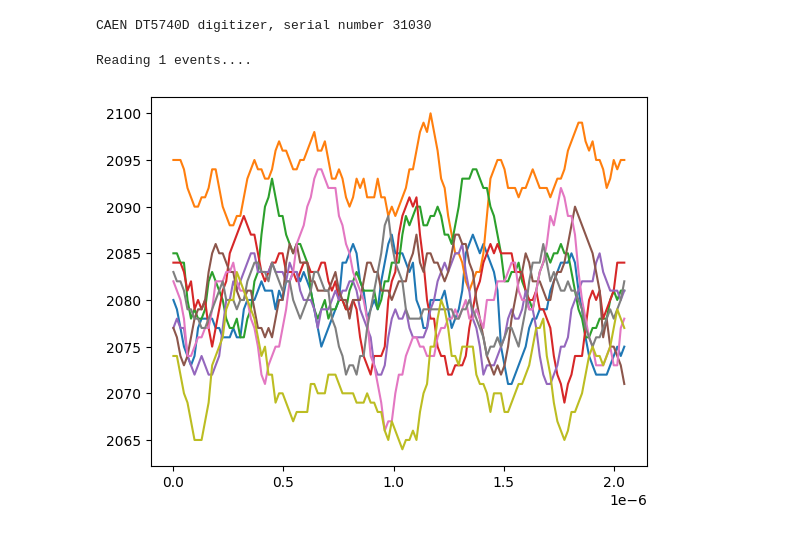
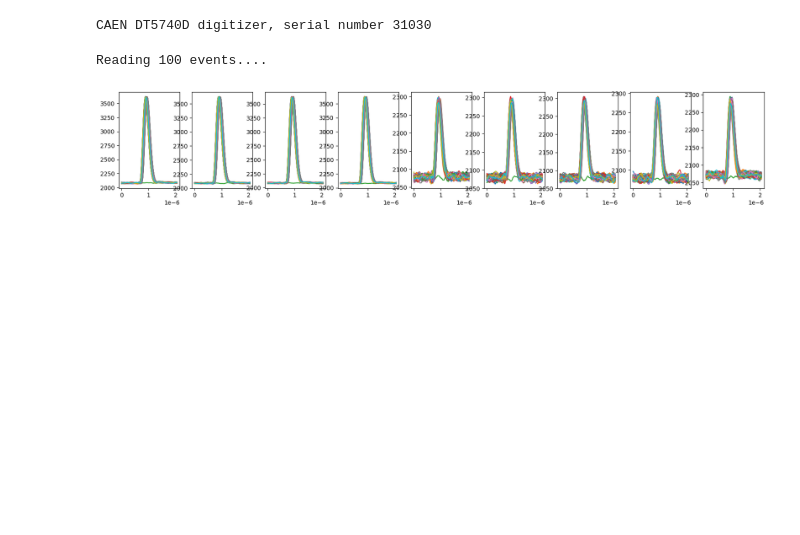
Before and after one commit to Moore-Lab/nanospheres, a Jupyter notebook: DAQ/CAEN/dt5740_test.ipynb, the cells around one changed output. Saved outputs shown, nothing was run; the diff lists cells and outputs as text; code cells hidden in the pictures; blank space fills up the shorter version.

Commit message:
working trigger

```diff
--- a/DAQ/CAEN/dt5740_test.ipynb
+++ b/DAQ/CAEN/dt5740_test.ipynb
@@ -15,11 +15,12 @@ def configure_digitizer(digitizer):
 	enable_list = [True, True, True, False]  ## groups of 8 channels (1-8, 9-16, 17-24, 25-32)
 	dc_offset_list = [0.5, 0.5, 0.5, 0.5] ## list of dc offsets (fractional range 0-1)
 										  ## e.g. if you want baseline at 25% of max ADC, set 0.25 here
-	trig_level_list = [100, 100, 100, 100] ## list of trig levels in ADC counts above the baseline
+	trig_level_list = [0, 0, 0, 0] ## list of trig levels in ADC counts above the baseline
 										  ## e.g. if you 100 ADC counts above baseline, set 100 here
 
 	digitizer.set_record_length(128)
-	digitizer.set_max_num_events_BLT(1023)
+	digitizer.set_post_trigger_size(50) ## in percent
+	digitizer.set_max_num_events_BLT(100)
 	digitizer.set_acquisition_mode('sw_controlled')
 	digitizer.set_ext_trigger_input_mode('disabled')
 	digitizer.enable_channels(enable_list)
@@ -27,21 +28,22 @@ def configure_digitizer(digitizer):
 	for i in range(4): ##loop over groups
 		bloffset = int((1-dc_offset_list[i]) * 2**16)
 		digitizer.set_group_DC_offset(i, DAC=bloffset)
-		digitizer.setup_trigger(i, bloffset-trig_level_list[i]) ## minus sign since 0x0000 = 1.25V, 0xFFFF = -1.25V
+		digitizer.setup_trigger(i, 2600)
 		digitizer.set_trigger_polarity(channel=i, edge='rising')
 # %%
 # Now configure the digitizer:
 configure_digitizer(digitizer)
 
 # Now enter into acquisition mode using the `with` statement:
 with digitizer:
 	waveforms = digitizer.get_waveforms()
 
-plt.figure()
+plt.figure(figsize=(20,3))
 for wf in waveforms:
-	for ch in range(0,18,2):
+	for j, ch in enumerate(range(0,18,2)):
+		plt.subplot(1,9,j+1)
 		plt.plot(wf['time'], wf[ch])
 plt.show()
 # %% [output]
-Reading 1 events....
+Reading 100 events....
-[figure, old version]
+[figure, new version]
```
Also changed, not shown: 1 other file.
